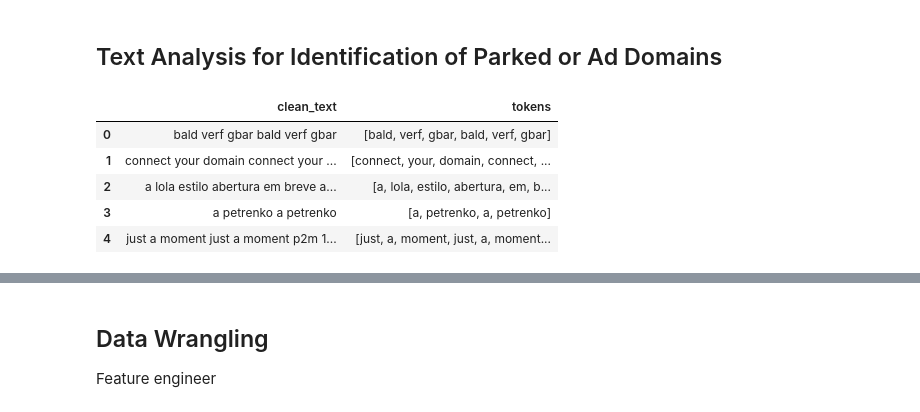
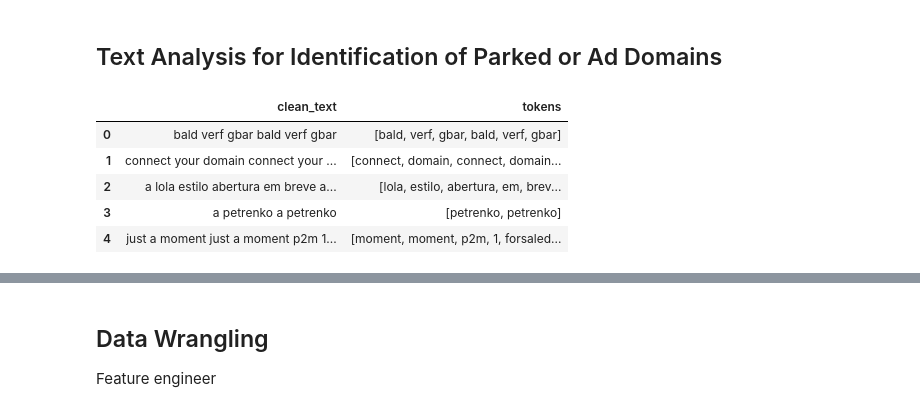
Before and after one commit to YouKnowJoey/sketchy-parking-lot, a Jupyter notebook: notebooks/wrangling_analysis.ipynb, the cells around one changed output, grey strips where cells are left out. Saved outputs shown, nothing was run; the diff lists cells and outputs as text; code cells hidden in the pictures.

```diff
--- a/notebooks/wrangling_analysis.ipynb
+++ b/notebooks/wrangling_analysis.ipynb
@@ -17,6 +17,9 @@ import tldextract
 import re
 from collections import Counter
 from math import log2
+from nltk.corpus import stopwords
+
+stop_words = set(stopwords.words('english'))
 # %% [markdown]
 ## Import Data and Preparation
 # %%
@@ -117,34 +120,39 @@ combined_df.describe()
 # %%
 '''
 combine, clean, and tokenize
 '''
 text_cols = ["title", "textSnippet"]
 
 def preprocess_text(row, text_cols):
     if not text_cols:
         return "", []
 
     combined = " ".join([str(row[col]) for col in text_cols if pd.notna(row[col])])
+
     # will explore other tokenization methods
     combined = combined.strip().lower()
     combined = re.sub(r"http\S+|www\.\S+", " ", combined)
     combined = re.sub(r"[^a-z0-9\s]", " ", combined)
     combined = re.sub(r"\s+", " ", combined).strip()
 
+    # Tokenize
     tokens = combined.split()
+
+    # Remove stopwords
+    tokens = [word for word in tokens if word not in stop_words]
 
     return combined, tokens
 
 combined_df[["clean_text", "tokens"]] = combined_df.apply(
     lambda row: pd.Series(preprocess_text(row, text_cols)),
     axis=1
 )
 
 combined_df[["clean_text", "tokens"]].head()
 # %% [output]
 |  | clean_text | tokens |
 | 0 | bald verf gbar bald verf gbar | [bald, verf, gbar, bald, verf, gbar] |
-| 1 | connect your domain connect your ... | [connect, your, domain, connect, ... |
-| 2 | a lola estilo abertura em breve a... | [a, lola, estilo, abertura, em, b... |
-| 3 | a petrenko a petrenko | [a, petrenko, a, petrenko] |
-| 4 | just a moment just a moment p2m 1... | [just, a, moment, just, a, moment... |
+| 1 | connect your domain connect your ... | [connect, domain, connect, domain... |
+| 2 | a lola estilo abertura em breve a... | [lola, estilo, abertura, em, brev... |
+| 3 | a petrenko a petrenko | [petrenko, petrenko] |
+| 4 | just a moment just a moment p2m 1... | [moment, moment, p2m, 1, forsaled... |
```
Also changed, not shown: parts of 15 cells of this notebook.
